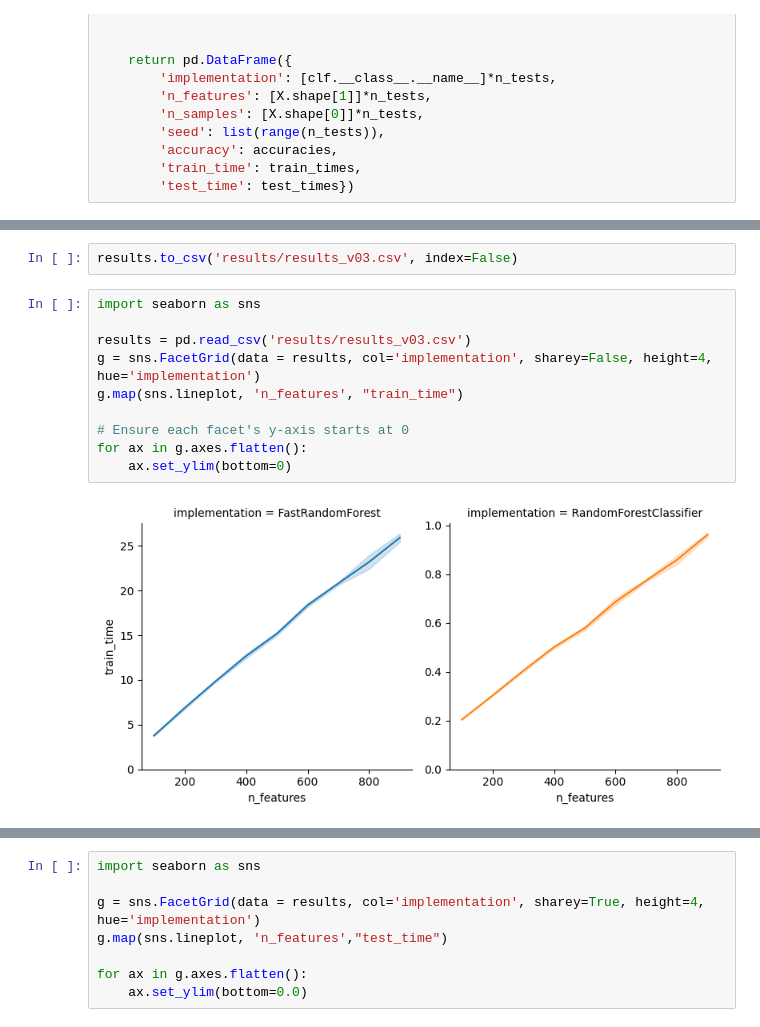
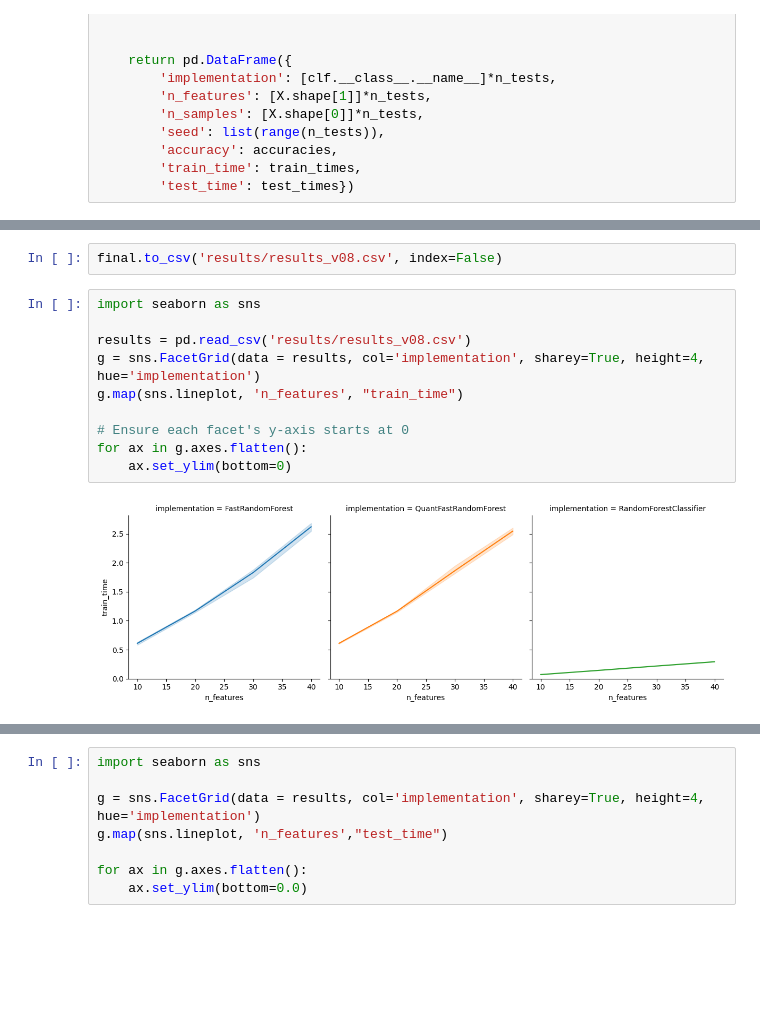
Before and after one commit to grkremer/algorithms_2026-2, a Jupyter notebook: tests.ipynb, the cells around one changed output, grey strips where cells are left out. Cells and saved outputs as stored; diff of their text form; blank space fills up the shorter version.

```diff
--- a/tests.ipynb
+++ b/tests.ipynb
@@ -380,17 +582,17 @@ for i in trange(100,1000, 100):
 # %%
-results.to_csv('results/results_v03.csv', index=False)
+final.to_csv('results/results_v08.csv', index=False)
 # %%
 import seaborn as sns
 
-results = pd.read_csv('results/results_v03.csv')
-g = sns.FacetGrid(data = results, col='implementation', sharey=False, height=4, hue='implementation')
+results = pd.read_csv('results/results_v08.csv')
+g = sns.FacetGrid(data = results, col='implementation', sharey=True, height=4, hue='implementation')
 g.map(sns.lineplot, 'n_features', "train_time")
 
 # Ensure each facet's y-axis starts at 0
 for ax in g.axes.flatten():
     ax.set_ylim(bottom=0)
 # %% [output]
-[figure, old version]
+[figure, new version]
 # %%
 sns.lineplot(data =results, x='n_features', y='train_time', hue='implementation').set_ylim(bottom=0)
 # %% [output]
```
Also changed, not shown: parts of 12 cells of this notebook, 8 other files.
